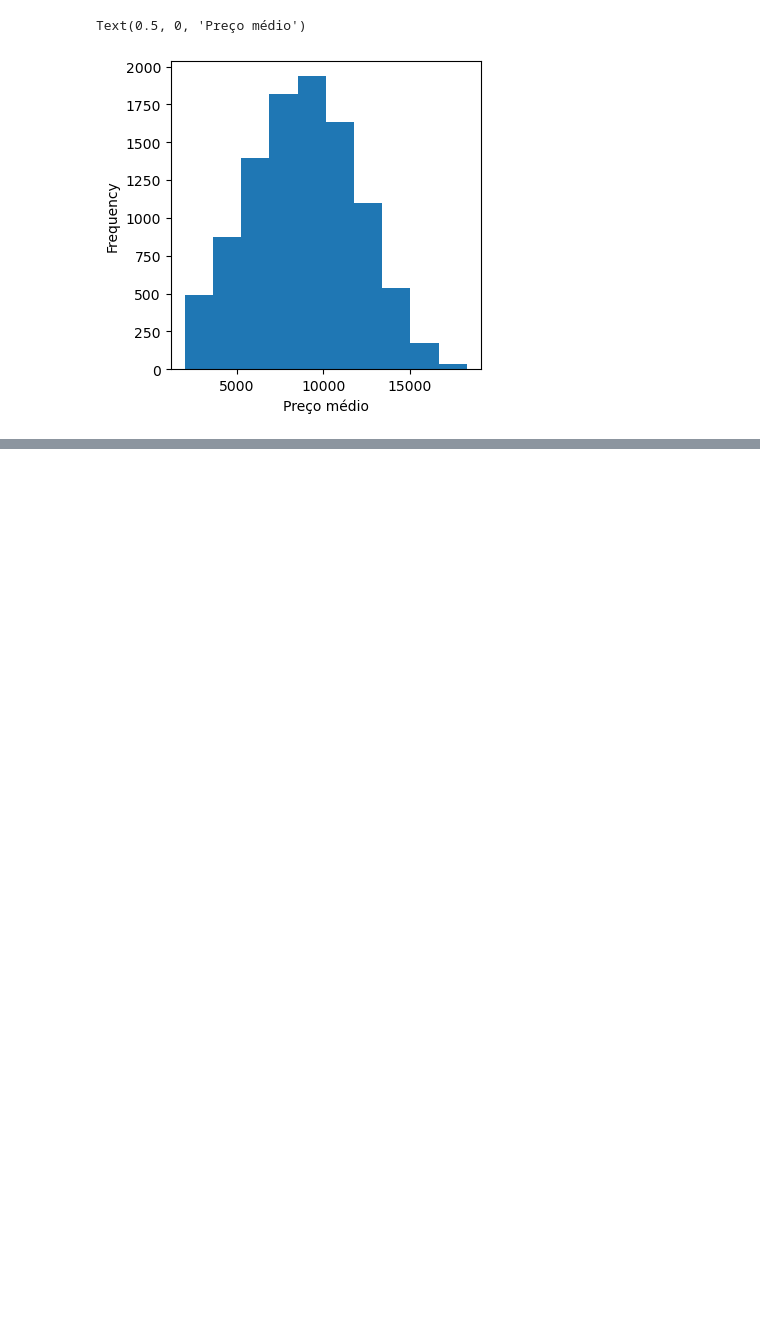
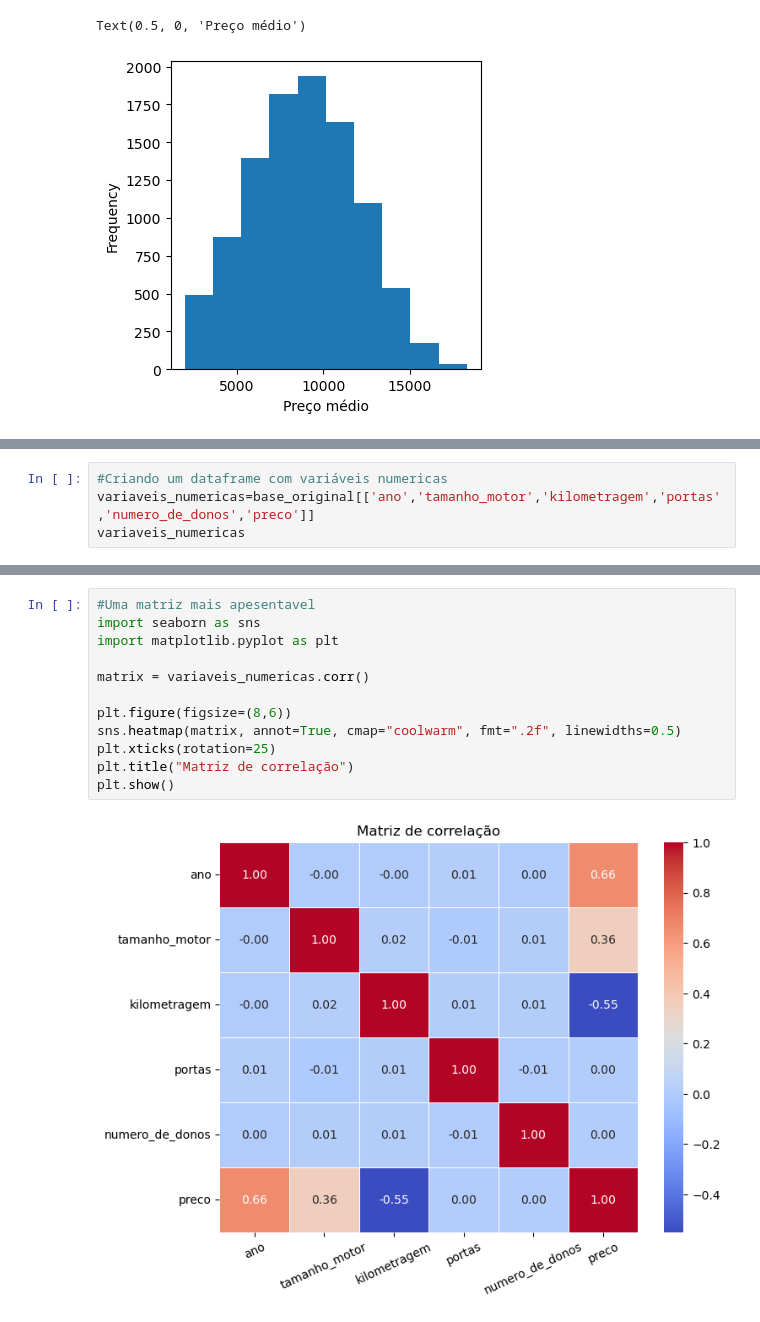
Before and after one commit to andreysousar/price-car, a Jupyter notebook: Car pricing.ipynb, the cells around one changed output, grey strips where cells are left out. Cells and saved outputs as stored; diff of their text form; blank space fills up the shorter version.

Commit message:
matriz_correlacao

```diff
--- a/Car pricing.ipynb
+++ b/Car pricing.ipynb
@@ -107,0 +108,4 @@ Text(0.5, 0, 'Preço médio')
+# %%
+#Criando um dataframe com variáveis numericas
+variaveis_numericas=base_original[['ano','tamanho_motor','kilometragem','portas','numero_de_donos','preco']]
+variaveis_numericas
@@ -107,0 +142,14 @@ Text(0.5, 0, 'Preço médio')
+# %%
+#Uma matriz mais apesentavel
+import seaborn as sns
+import matplotlib.pyplot as plt
+
+matrix = variaveis_numericas.corr()
+
+plt.figure(figsize=(8,6))
+sns.heatmap(matrix, annot=True, cmap="coolwarm", fmt=".2f", linewidths=0.5)
+plt.xticks(rotation=25)
+plt.title("Matriz de correlação")
+plt.show()
+# %% [output]
+[figure, added]
```
Also changed, not shown: parts of 4 cells of this notebook.
